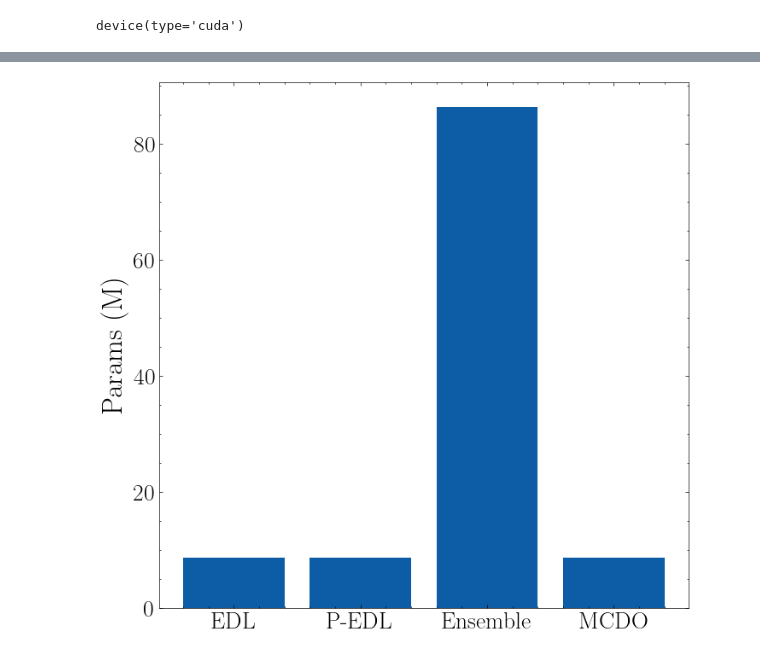
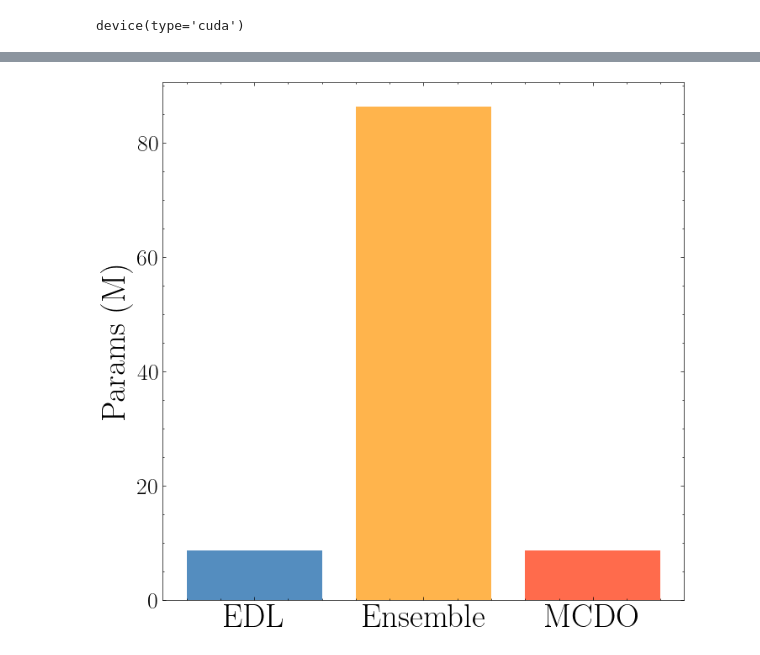
Before and after one commit to SULI24/edl-stormcast, a Jupyter notebook: notebooks/ComparativePlotter.ipynb, the cells around one changed output, grey strips where cells are left out. Cells and saved outputs as stored; diff of their text form; code cells hidden in the pictures.

```diff
--- a/notebooks/ComparativePlotter.ipynb
+++ b/notebooks/ComparativePlotter.ipynb
@@ -109,7 +90,7 @@ for label, modelname in model_names.items():
 
             pl_module = SEVIRPLModule.load_from_checkpoint(curr_ckpt[i], total_num_steps=total_num_steps, save_dir=modelname[i], oc_file=oc_files[i])
             pl_module.eval()
-            models.append(pl_module.torch_nn_module)
+            models.append(pl_module.torch_nn_module.to(device))
 
     else:
         ckpts = glob.glob(checkpoints + '*.ckpt')
@@ -129,7 +110,7 @@ for label, modelname in model_names.items():
             pl_module.train()
         else:
             pl_module.eval()
-        model = pl_module.torch_nn_module
+        model = pl_module.torch_nn_module.to(device)
 
     test_loader = dm.test_dataloader()
 
@@ -228,0 +210,4 @@ earthformer_drop_0.5
+# %%
+time_all.pop("P-EDL")
+flop_all.pop("P-EDL")
+size_all.pop("P-EDL")
@@ -229,2 +216,6 @@ earthformer_drop_0.5
+# %%
+plt.style.use(['science'])
+# %%
+colors = ['#0C5DA5', '#FF9500', '#FF2C00']
 # %%
 plt.figure(figsize=(8,8))
@@ -249,13 +240,13 @@ plt.show()
 # %%
 plt.figure(figsize=(8,8))
-plt.bar(size_all.keys(), size_all.values())
-plt.xticks(fontsize=20)
+plt.bar(size_all.keys(), size_all.values(), color=colors, alpha=0.7)
+plt.xticks(fontsize=28)
 plt.yticks(fontsize=20)
-plt.ylabel("Params (M)", fontsize=24)
+plt.ylabel("Params (M)", fontsize=28)
 plt.savefig("figures/params.pdf", dpi=300)
 plt.show()
 # %% [output]
-[figure, old version]
+[figure, new version]
 # %%
 freqs = []
 plt.figure(figsize=(8,8))
```
Also changed, not shown: parts of 13 cells of this notebook, 35 other files.
